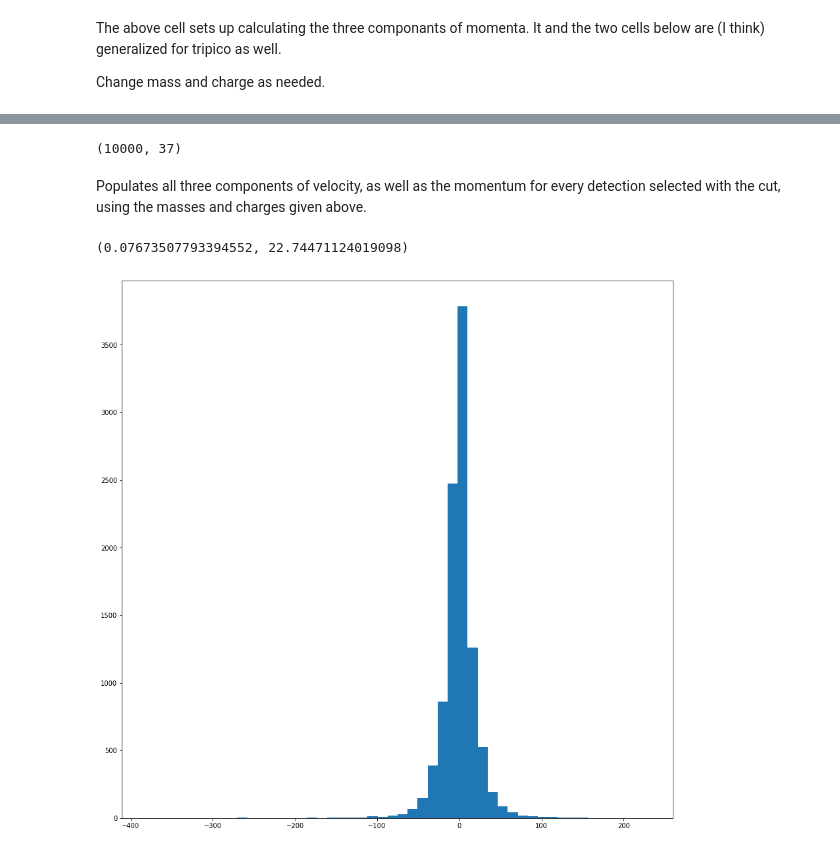
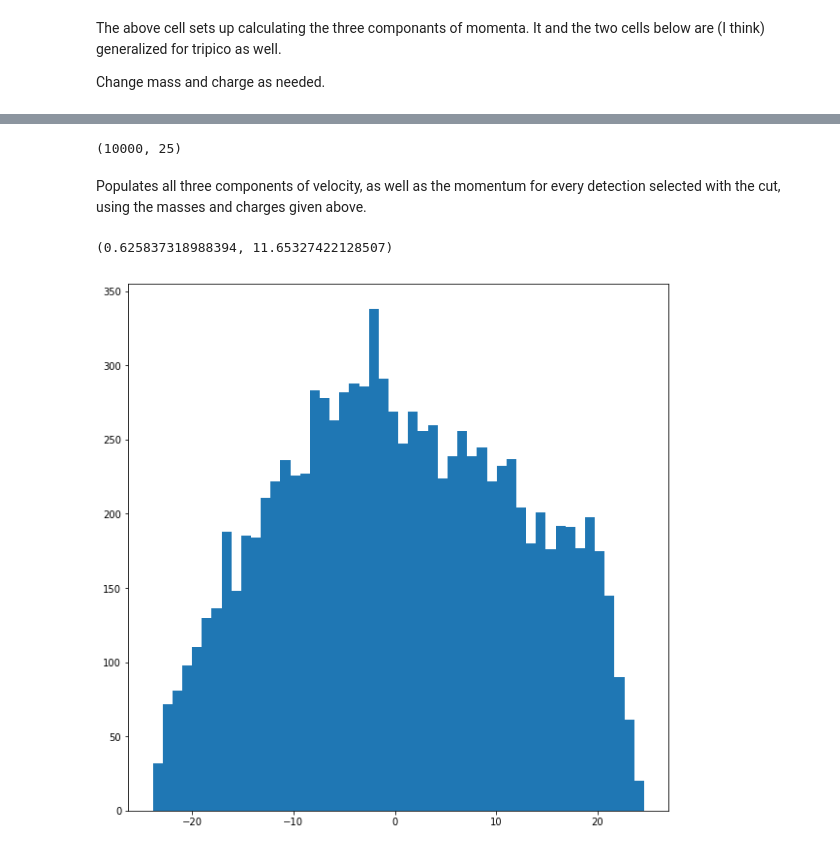
Before and after one commit to MatteoMcDonnell/pyCOLTRIMS, a Jupyter notebook: initalProcessing_tripico.ipynb, the cells around one changed output, grey strips where cells are left out. Drawn from its saved outputs; the diff is of its cells as text; code cells hidden in the pictures.

```diff
--- a/initalProcessing_tripico.ipynb
+++ b/initalProcessing_tripico.ipynb
@@ -212,5 +214,6 @@ tripico(1700,6700,1000,cutIndexes)
 # %%
-compList = pd.DataFrame(np.unique(np.concatenate((cutIndexes['index1'].values,cutIndexes['index2'].values,cutIndexes['index3'].values),axis=0)),columns=['index0'])
+#compList = pd.DataFrame(np.unique(np.concatenate((cutIndexes['index1'].values,cutIndexes['index2'].values,cutIndexes['index3'].values),axis=0)),columns=['index0'])
+compList = pd.DataFrame(np.sort(np.append(cutIndexes['index1'].values,cutIndexes['index2'].values)),columns=['index0']).drop_duplicates().reset_index(drop=True)
 # %% [markdown]
 Generates a dataframe with a complete list of the indexes of the datafile that were left over after the gating. The momentum and other physics calculations that just involve one particle will be done here, since you can populate the coincidence dataframe later with that info.
 
@@ -278,11 +281,11 @@ ion_accel_length = 0.27
 
 #in increasing order of mass (ie, mass of t1, mass of t2, etc)
 #and the corisponding charge
-mass = [1,1,39]
+mass = [14,26]
 mass_si = [(m * 1.66056e-27) for m in mass]
-charge = [1,1,1]
+charge = [1,1]
 
-t0_new = 1244.3 #modify till pz is centered
+t0_new = 1248 #modify till pz is centered
 
 
 def apInd(string,ind):
@@ -341,8 +344,8 @@ def velocP(coincXYT):
 
         temp[apInd('tof0',ind)] = coincXYT[apInd('tof',ind)]-t0_new
 
-        temp[apInd('vx',ind)] = (coincXYT[apInd('x',ind)] - (x0+.81)) / (coincXYT[apInd('tof',ind)] - t0_new) * 1000000
-        temp[apInd('vy',ind)] = (coincXYT[apInd('y',ind)] - (y0-.5)) / (coincXYT[apInd('tof',ind)] - t0_new) * 1000000
+        temp[apInd('vx',ind)] = (coincXYT[apInd('x',ind)] - (x0+.31)) / (coincXYT[apInd('tof',ind)] - t0_new) * 1000000
+        temp[apInd('vy',ind)] = (coincXYT[apInd('y',ind)] - (y0+.385)) / (coincXYT[apInd('tof',ind)] - t0_new) * 1000000
         temp[apInd('vz',ind)] = temp[apInd('tof0',ind)].apply(GetZVelocity,args=(mass[ind-1],charge[ind-1],E_field_new, ion_accel_length ,ion_drift_length_new))
 
         temp[apInd('px',ind)] = mass_si[ind-1] * temp[apInd('vx',ind)] * 0.5 * 1e24
@@ -359,21 +362,26 @@ completePop = velocP(coincXYT.iloc[:10000])
 print(completePop.shape)
 #print(completePop)
 # %% [output]
-(10000, 37)
+(10000, 25)
 # %% [markdown]
 Populates all three components of velocity, as well as the momentum for every detection selected with the cut, using the masses and charges given above.
 # %%
+'''
 completePop['pxsum'] = completePop[['px1','px2','px3']].sum(axis=1)
 completePop['pysum'] = completePop[['py1','py2','py3']].sum(axis=1)
 completePop['pzsum'] = completePop[['pz1','pz2','pz3']].sum(axis=1)
+'''
+completePop['pxsum'] = completePop[['px1','px2']].sum(axis=1)
+completePop['pysum'] = completePop[['py1','py2']].sum(axis=1)
+completePop['pzsum'] = completePop[['pz1','pz2']].sum(axis=1)
 # %%
-pCur = completePop['pysum']
+pCur = completePop['pzsum']
 plt.hist(pCur,bins=50)
 print(norm.fit(pCur))
 plt.show()
 # %% [output]
-(0.07673507793394552, 22.74471124019098)
+(0.625837318988394, 11.65327422128507)
-[figure, old version]
+[figure, new version]
 # %%
 plist = [col for col in completePop if col.startswith('p')]
 plist_si = [p+'_si' for p in plist]
```
Also changed, not shown: parts of 25 cells of this notebook, 10 other files.
